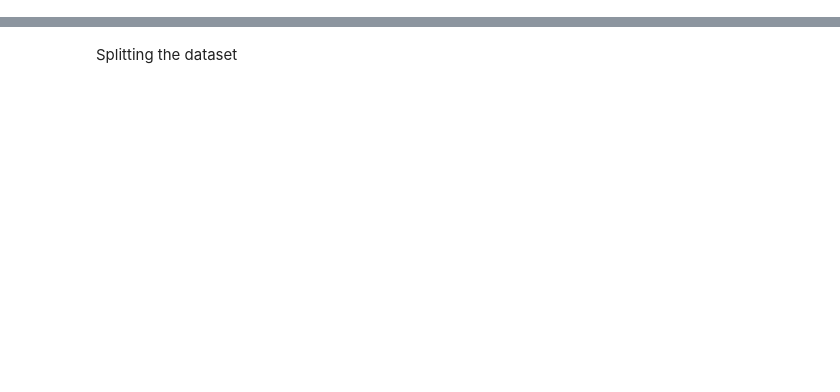
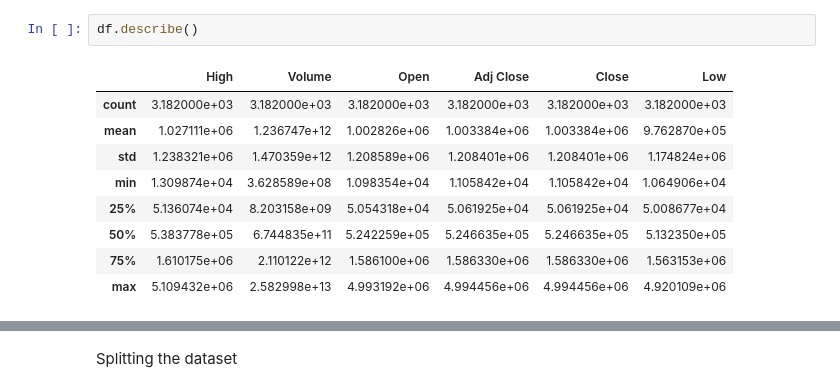
Before and after one commit to VasuRastogi/BTCPP, a Jupyter notebook: BTCPP.ipynb, the cells around one changed output, grey strips where cells are left out. Drawn from its saved outputs; the diff is of its cells as text; blank space fills up the shorter version.

```diff
--- a/BTCPP.ipynb
+++ b/BTCPP.ipynb
@@ -12,3 +38,15 @@ df = pd.read_csv("D:\Documents\ML_PROJECTS\Crypto_price\BTC-INR.csv")
+# %%
+df.describe()
+# %% [output]
+|  | High | Volume | Open | Adj Close | Close | Low |
+| count | 3.182000e+03 | 3.182000e+03 | 3.182000e+03 | 3.182000e+03 | 3.182000e+03 | 3.182000e+03 |
+| mean | 1.027111e+06 | 1.236747e+12 | 1.002826e+06 | 1.003384e+06 | 1.003384e+06 | 9.762870e+05 |
+| std | 1.238321e+06 | 1.470359e+12 | 1.208589e+06 | 1.208401e+06 | 1.208401e+06 | 1.174824e+06 |
+| min | 1.309874e+04 | 3.628589e+08 | 1.098354e+04 | 1.105842e+04 | 1.105842e+04 | 1.064906e+04 |
+| 25% | 5.136074e+04 | 8.203158e+09 | 5.054318e+04 | 5.061925e+04 | 5.061925e+04 | 5.008677e+04 |
+| 50% | 5.383778e+05 | 6.744835e+11 | 5.242259e+05 | 5.246635e+05 | 5.246635e+05 | 5.132350e+05 |
+| 75% | 1.610175e+06 | 2.110122e+12 | 1.586100e+06 | 1.586330e+06 | 1.586330e+06 | 1.563153e+06 |
+| max | 5.109432e+06 | 2.582998e+13 | 4.993192e+06 | 4.994456e+06 | 4.994456e+06 | 4.920109e+06 |
 # %%
 # check for missing values
 df.isnull().sum()
```
Also changed, not shown: parts of 18 cells of this notebook.
